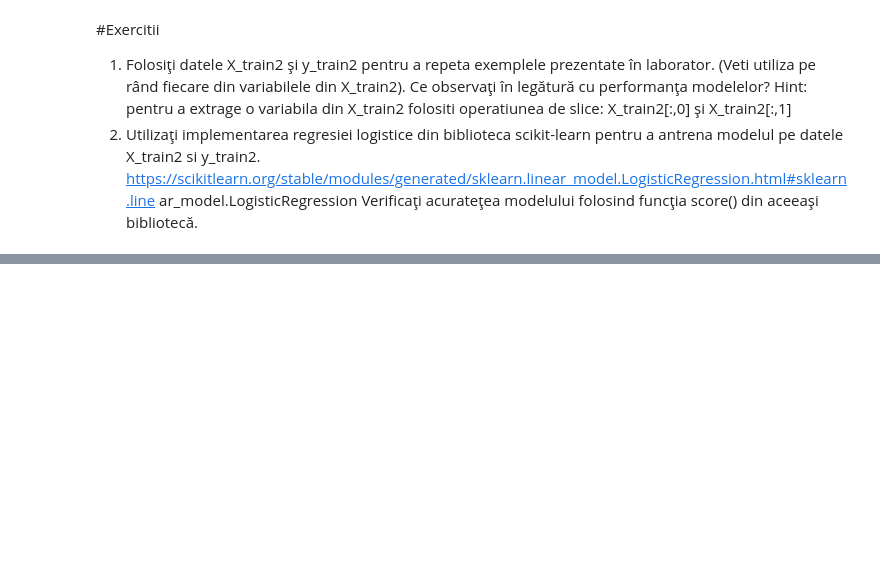
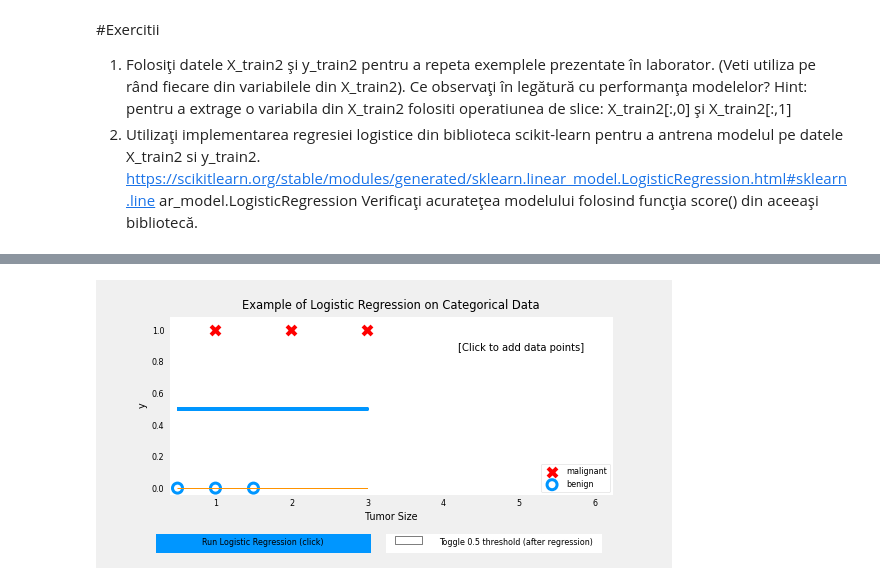
Before and after one commit to RooKeeh/AI-Google-Colab, a Jupyter notebook: Lab8.ipynb, the cells around one changed output, grey strips where cells are left out. Cells and saved outputs as stored; diff of their text form; code cells hidden in the pictures; blank space fills up the shorter version.

```diff
--- a/Lab8.ipynb
+++ b/Lab8.ipynb
@@ -230,0 +245,5 @@ Verificaţi acurateţea modelului folosind funcţia score() din aceeaşi bibliot
+# %%
+plt.close('all')
+addpt=plt_one_addpt_onclick(X_train2[:,0],y_train2,w_in,b_in,logistic=True)
+# %% [output]
+[figure, added]
```
Also changed, not shown: parts of 5 cells of this notebook.
